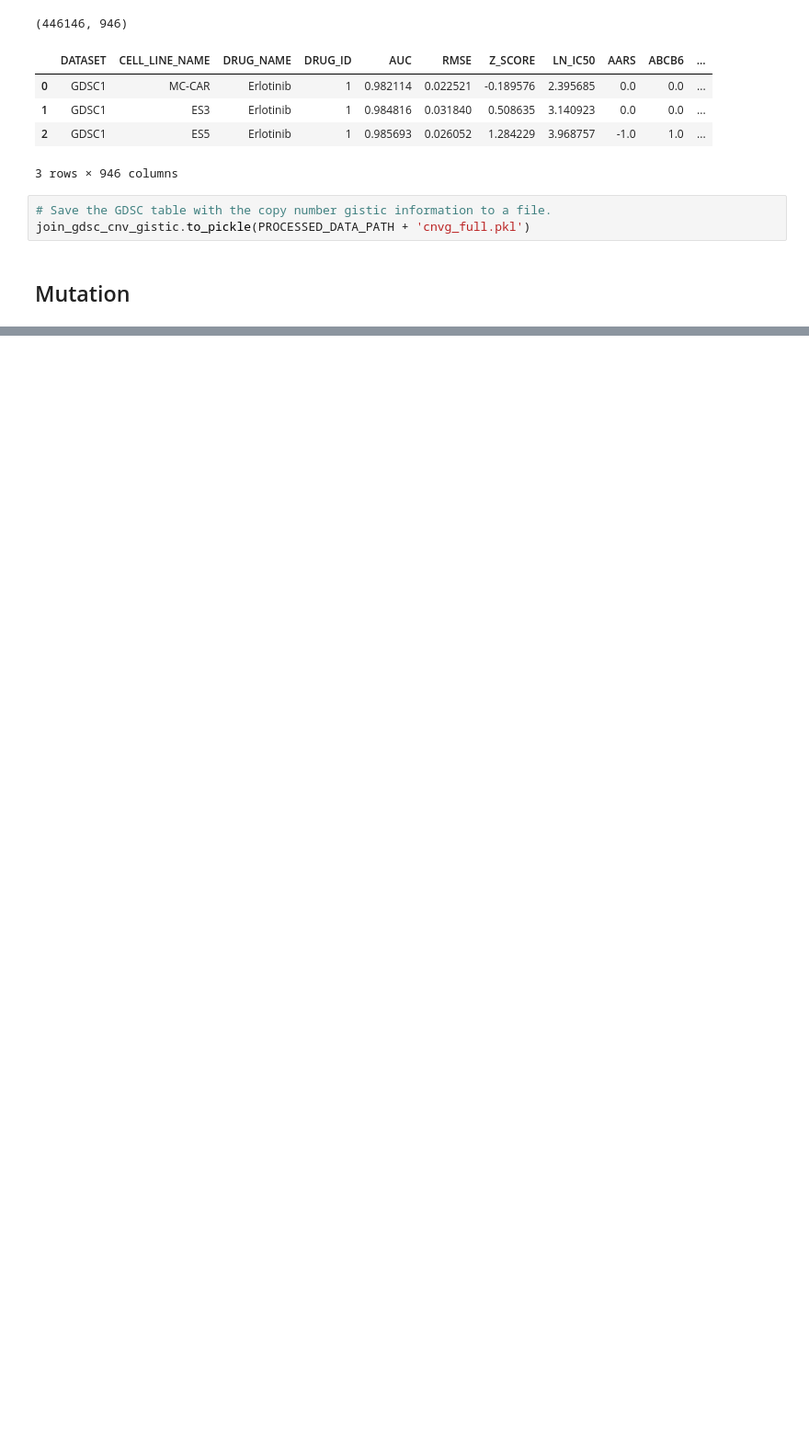
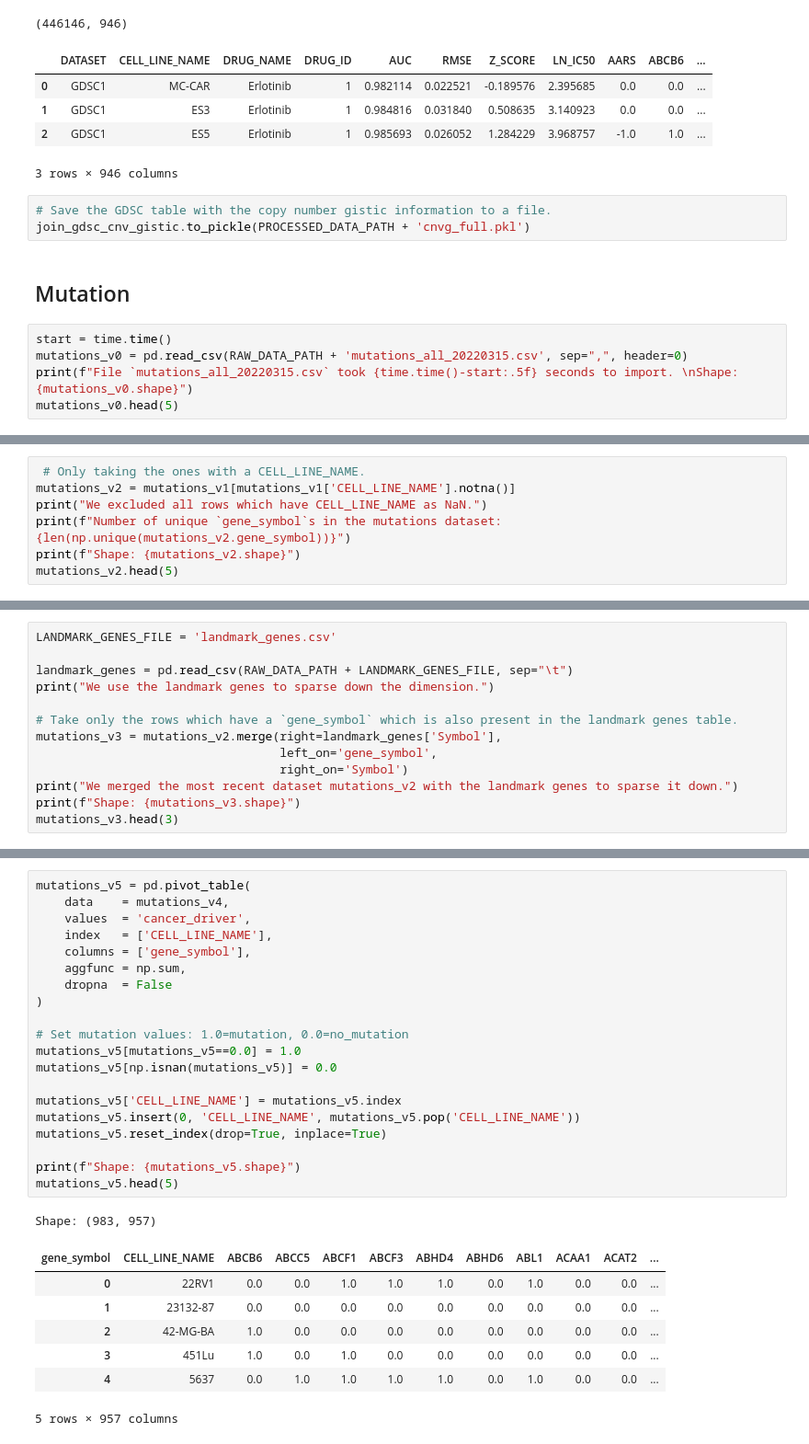
Before and after one commit to PeeteKeesel/gnn-for-drug-response-prediction, a Jupyter notebook: notebooks/dataset_creations.ipynb, the cells around one changed output, grey strips where cells are left out. Shown at 92% size. Saved outputs shown, nothing was run; the diff lists cells and outputs as text; blank space fills up the shorter version.

```diff
--- a/notebooks/dataset_creations.ipynb
+++ b/notebooks/dataset_creations.ipynb
@@ -483,3 +495,8 @@ join_gdsc_cnv_gistic.head(3)
 join_gdsc_cnv_gistic.to_pickle(PROCESSED_DATA_PATH + 'cnvg_full.pkl')
 # %% [markdown]
 ## Mutation
+# %%
+start = time.time()
+mutations_v0 = pd.read_csv(RAW_DATA_PATH + 'mutations_all_20220315.csv', sep=",", header=0)
+print(f"File `mutations_all_20220315.csv` took {time.time()-start:.5f} seconds to import. \nShape: {mutations_v0.shape}")
+mutations_v0.head(5)
@@ -485,0 +555,7 @@ join_gdsc_cnv_gistic.to_pickle(PROCESSED_DATA_PATH + 'cnvg_full.pkl')
+# %%
+ # Only taking the ones with a CELL_LINE_NAME.
+mutations_v2 = mutations_v1[mutations_v1['CELL_LINE_NAME'].notna()]
+print("We excluded all rows which have CELL_LINE_NAME as NaN.")
+print(f"Number of unique `gene_symbol`s in the mutations dataset: {len(np.unique(mutations_v2.gene_symbol))}")
+print(f"Shape: {mutations_v2.shape}")
+mutations_v2.head(5)
@@ -485,0 +572,13 @@ join_gdsc_cnv_gistic.to_pickle(PROCESSED_DATA_PATH + 'cnvg_full.pkl')
+# %%
+LANDMARK_GENES_FILE = 'landmark_genes.csv'
+
+landmark_genes = pd.read_csv(RAW_DATA_PATH + LANDMARK_GENES_FILE, sep="\t")
+print("We use the landmark genes to sparse down the dimension.")
+
+# Take only the rows which have a `gene_symbol` which is also present in the landmark genes table.
+mutations_v3 = mutations_v2.merge(right=landmark_genes['Symbol'],
+                                  left_on='gene_symbol',
+                                  right_on='Symbol')
+print("We merged the most recent dataset mutations_v2 with the landmark genes to sparse it down.")
+print(f"Shape: {mutations_v3.shape}")
+mutations_v3.head(3)
@@ -485,0 +639,29 @@ join_gdsc_cnv_gistic.to_pickle(PROCESSED_DATA_PATH + 'cnvg_full.pkl')
+# %%
+mutations_v5 = pd.pivot_table(
+    data    = mutations_v4,
+    values  = 'cancer_driver',
+    index   = ['CELL_LINE_NAME'],
+    columns = ['gene_symbol'],
+    aggfunc = np.sum,
+    dropna  = False
+)
+
+# Set mutation values: 1.0=mutation, 0.0=no_mutation
+mutations_v5[mutations_v5==0.0] = 1.0
+mutations_v5[np.isnan(mutations_v5)] = 0.0
+
+mutations_v5['CELL_LINE_NAME'] = mutations_v5.index
+mutations_v5.insert(0, 'CELL_LINE_NAME', mutations_v5.pop('CELL_LINE_NAME'))
+mutations_v5.reset_index(drop=True, inplace=True)
+
+print(f"Shape: {mutations_v5.shape}")
+mutations_v5.head(5)
+# %% [output]
+Shape: (983, 957)
+| gene_symbol | CELL_LINE_NAME | ABCB6 | ABCC5 | ABCF1 | ABCF3 | ABHD4 | ABHD6 | ABL1 | ACAA1 | ACAT2 | ... |
+| 0 | 22RV1 | 0.0 | 0.0 | 1.0 | 1.0 | 1.0 | 0.0 | 1.0 | 0.0 | 0.0 | ... |
+| 1 | 23132-87 | 0.0 | 0.0 | 0.0 | 0.0 | 0.0 | 0.0 | 0.0 | 0.0 | 0.0 | ... |
+| 2 | 42-MG-BA | 1.0 | 0.0 | 0.0 | 0.0 | 0.0 | 0.0 | 0.0 | 0.0 | 0.0 | ... |
+| 3 | 451Lu | 1.0 | 0.0 | 1.0 | 0.0 | 0.0 | 0.0 | 0.0 | 0.0 | 0.0 | ... |
+| 4 | 5637 | 0.0 | 1.0 | 1.0 | 1.0 | 1.0 | 0.0 | 1.0 | 0.0 | 0.0 | ... |
+5 rows × 957 columns
```
Also changed, not shown: parts of 13 cells of this notebook, 2 other files.
